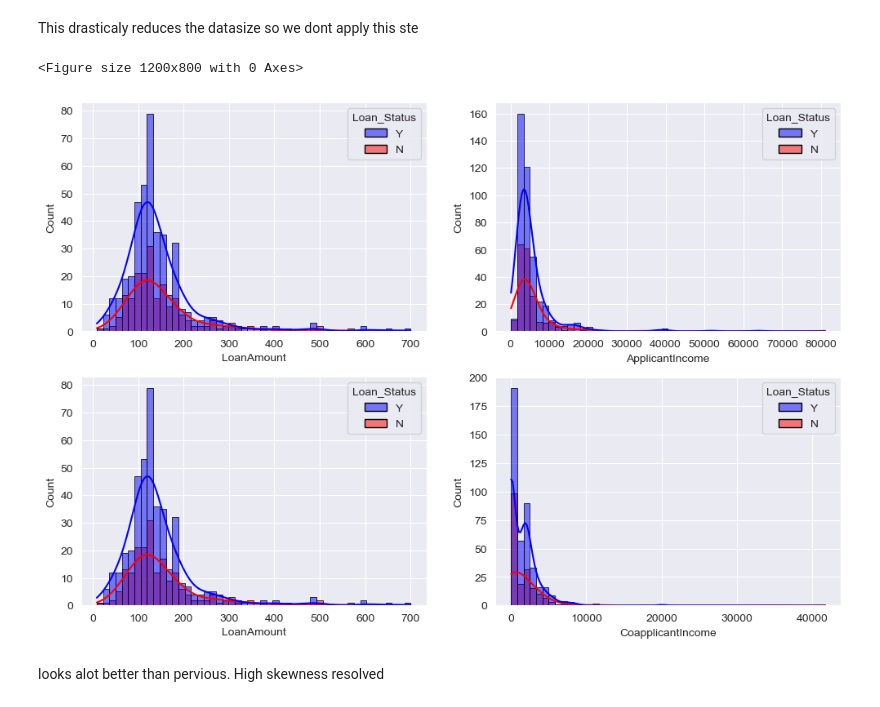
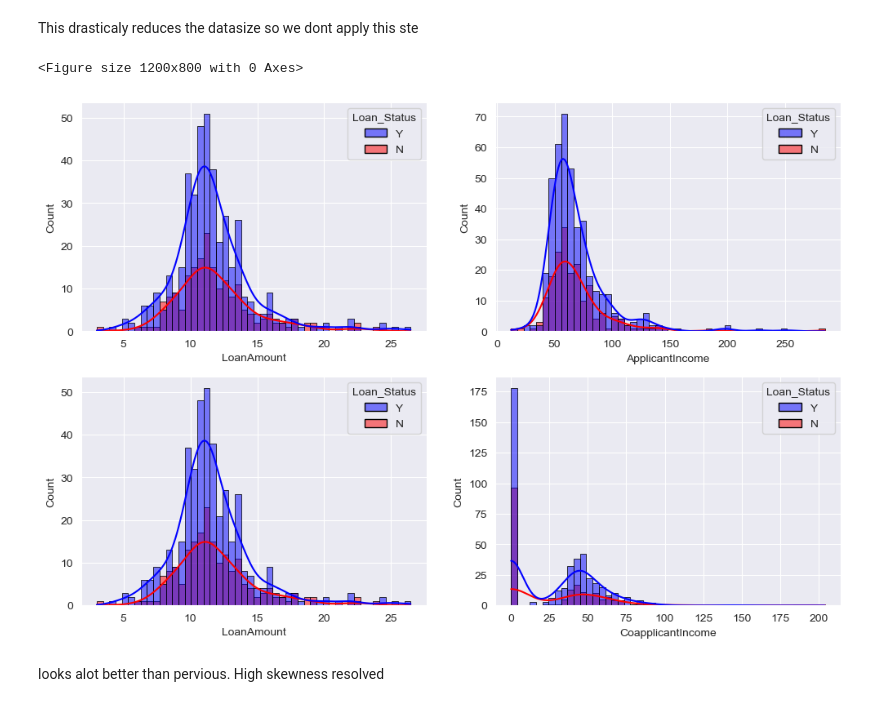
Before and after one commit to wp225/Data_Science_Practice, a Jupyter notebook: Loan Approval/loan_prediction.ipynb, the cells around one changed output. Saved outputs shown, nothing was run; the diff lists cells and outputs as text; code cells hidden in the pictures.

```diff
--- a/Loan Approval/loan_prediction.ipynb
+++ b/Loan Approval/loan_prediction.ipynb
@@ -203,33 +203,33 @@ loan_df_2.LoanAmount = np.sqrt(loan_df.LoanAmount)
 # %%
 plt.figure(figsize=(12,8))
 import seaborn as sns
 import matplotlib.pyplot as plt
 
 plt.figure(figsize=(12, 8))
 
 plt.subplot(2, 2, 1)
-sns.histplot(x=loan_df['LoanAmount'], bins=50,
+sns.histplot(x=loan_df_2['LoanAmount'], bins=50,
              hue=loan_df['Loan_Status'], palette=['blue', 'red'],
              edgecolor='black',kde=True)
 
 plt.subplot(2, 2, 2)
-sns.histplot(x=loan_df['ApplicantIncome'], bins=50,
+sns.histplot(x=loan_df_2['ApplicantIncome'], bins=50,
              hue=loan_df['Loan_Status'], palette=['blue', 'red'],
              edgecolor='black',kde=True)
 
 plt.subplot(2, 2, 3)
-sns.histplot(x=loan_df['LoanAmount'], bins=50,
+sns.histplot(x=loan_df_2['LoanAmount'], bins=50,
              hue=loan_df['Loan_Status'], palette=['blue', 'red'],
              edgecolor='black',kde=True)
 
 plt.subplot(2, 2, 4)
-sns.histplot(x=loan_df['CoapplicantIncome'], bins=50,
+sns.histplot(x=loan_df_2['CoapplicantIncome'], bins=50,
              hue=loan_df['Loan_Status'], palette=['blue', 'red'],
              edgecolor='black',kde=True)
 plt.show()
 # %% [output]
 <Figure size 1200x800 with 0 Axes>
-[figure, old version]
+[figure, new version]
 # %% [markdown]
 looks alot better than pervious. High skewness resolved
 # %% [markdown]
```
Also changed, not shown: parts of 3 cells of this notebook, 8 other files.
